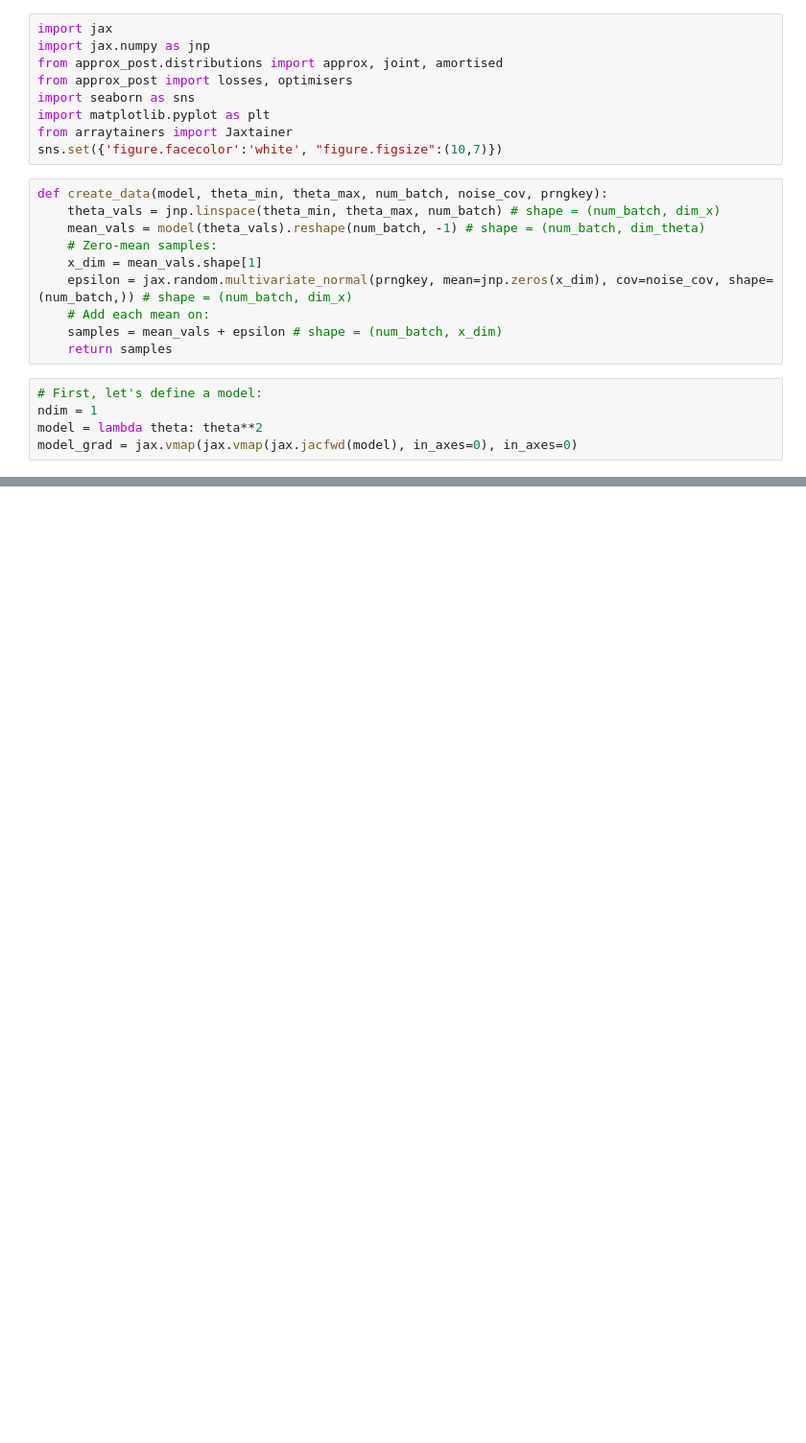
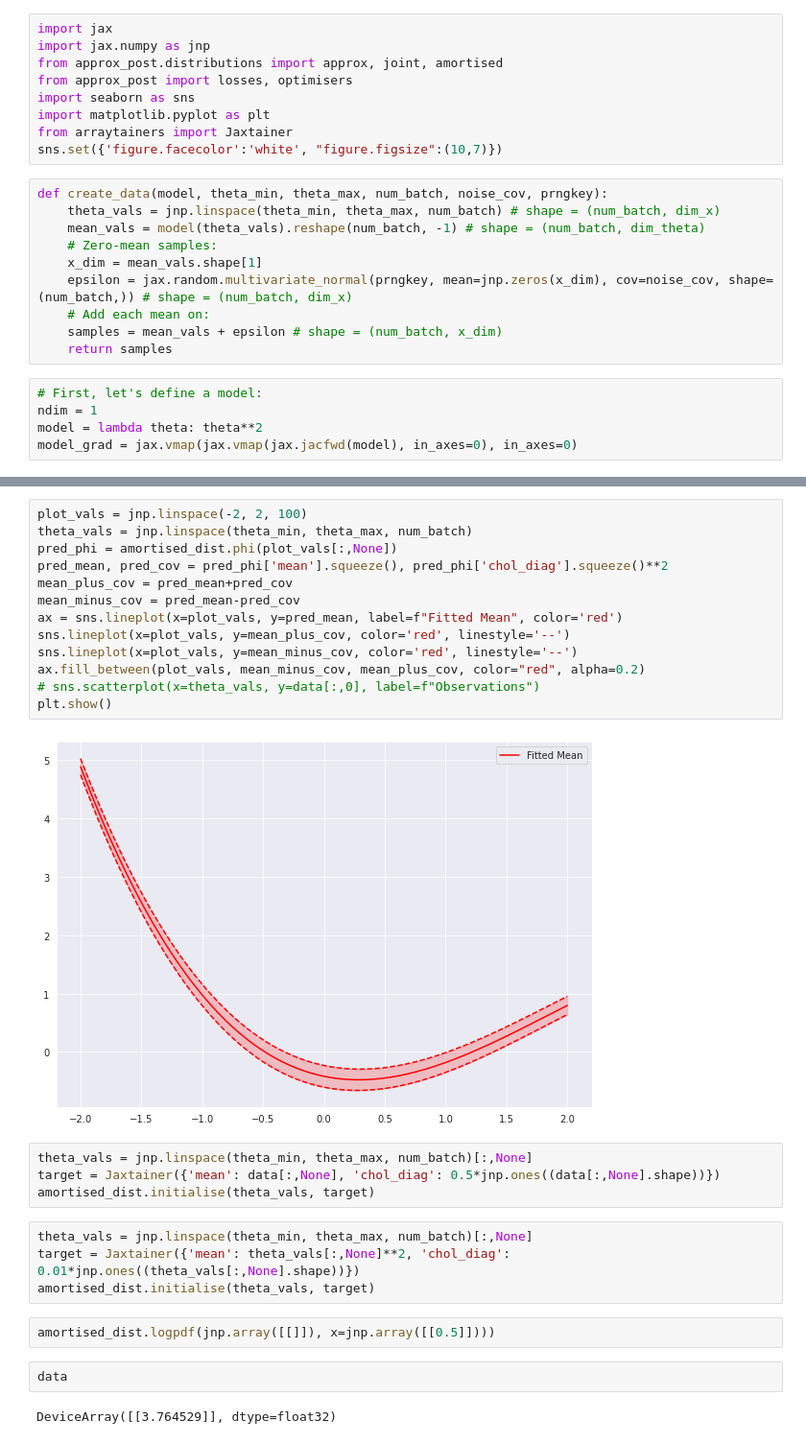
Before and after one commit to MABilton/approx_post, a Jupyter notebook: examples/amortised_example.ipynb, the cells around one changed output, grey strips where cells are left out. Shown: that part at 96% size. Drawn from its saved outputs; the diff is of its cells as text; blank space fills up the shorter version.

```diff
--- a/examples/amortised_example.ipynb
+++ b/examples/amortised_example.ipynb
@@ -94,0 +84,29 @@ KeyboardInterrupt:
+# %%
+plot_vals = jnp.linspace(-2, 2, 100)
+theta_vals = jnp.linspace(theta_min, theta_max, num_batch)
+pred_phi = amortised_dist.phi(plot_vals[:,None])
+pred_mean, pred_cov = pred_phi['mean'].squeeze(), pred_phi['chol_diag'].squeeze()**2
+mean_plus_cov = pred_mean+pred_cov
+mean_minus_cov = pred_mean-pred_cov
+ax = sns.lineplot(x=plot_vals, y=pred_mean, label=f"Fitted Mean", color='red')
+sns.lineplot(x=plot_vals, y=mean_plus_cov, color='red', linestyle='--')
+sns.lineplot(x=plot_vals, y=mean_minus_cov, color='red', linestyle='--')
+ax.fill_between(plot_vals, mean_minus_cov, mean_plus_cov, color="red", alpha=0.2)
+# sns.scatterplot(x=theta_vals, y=data[:,0], label=f"Observations")
+plt.show()
+# %% [output]
+[figure, added]
+# %%
+theta_vals = jnp.linspace(theta_min, theta_max, num_batch)[:,None]
+target = Jaxtainer({'mean': data[:,None], 'chol_diag': 0.5*jnp.ones((data[:,None].shape))})
+amortised_dist.initialise(theta_vals, target)
+# %%
+theta_vals = jnp.linspace(theta_min, theta_max, num_batch)[:,None]
+target = Jaxtainer({'mean': theta_vals[:,None]**2, 'chol_diag': 0.01*jnp.ones((theta_vals[:,None].shape))})
+amortised_dist.initialise(theta_vals, target)
+# %%
+amortised_dist.logpdf(jnp.array([[]]), x=jnp.array([[0.5]])))
+# %%
+data
+# %% [output]
+DeviceArray([[3.764529]], dtype=float32)
```
Also changed, not shown: parts of 8 cells of this notebook, 5 other files.
